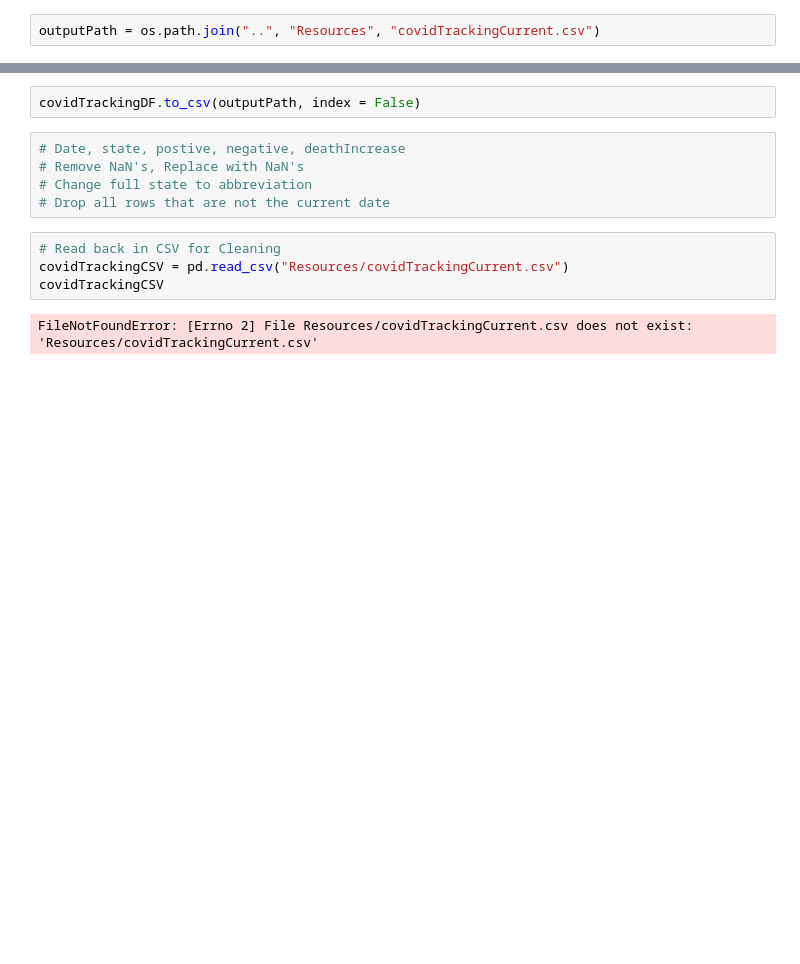
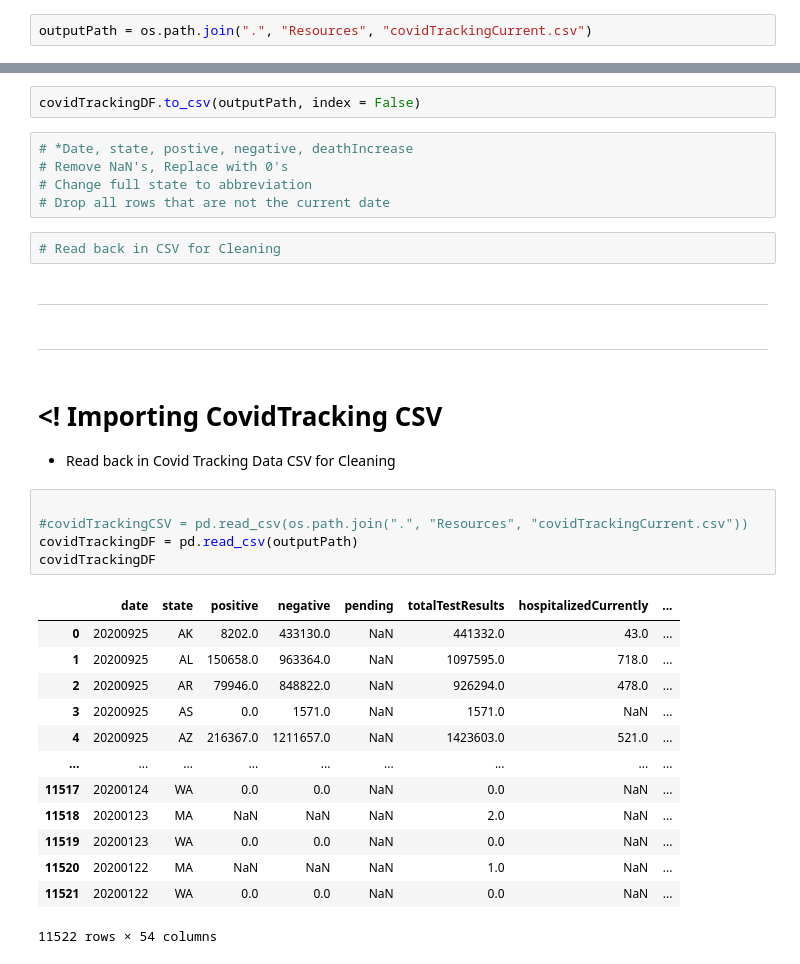
Before and after one commit to Kthomas09/ETL-Project, a Jupyter notebook: ETL-queries.ipynb, the cells around one changed output, grey strips where cells are left out. Saved outputs shown, nothing was run; the diff lists cells and outputs as text; blank space fills up the shorter version.

```diff
--- a/ETL-queries.ipynb
+++ b/ETL-queries.ipynb
@@ -60,2 +260,2 @@ covidTrackingDF
 # %%
-outputPath = os.path.join("..", "Resources", "covidTrackingCurrent.csv")
+outputPath = os.path.join(".", "Resources", "covidTrackingCurrent.csv")
@@ -62,13 +264,35 @@ outputPath = os.path.join("..", "Resources", "covidTrackingCurrent.csv")
 # %%
 covidTrackingDF.to_csv(outputPath, index = False)
 # %%
-# Date, state, postive, negative, deathIncrease
-# Remove NaN's, Replace with NaN's
+# *Date, state, postive, negative, deathIncrease
+# Remove NaN's, Replace with 0's
 # Change full state to abbreviation
 # Drop all rows that are not the current date
 # %%
 # Read back in CSV for Cleaning
-covidTrackingCSV = pd.read_csv("Resources/covidTrackingCurrent.csv")
-covidTrackingCSV
-# %% [output]
-FileNotFoundError: [Errno 2] File Resources/covidTrackingCurrent.csv does not exist: 'Resources/covidTrackingCurrent.csv'
+# %% [markdown]
+--------------------------------------------------------------------------------------------------------------
+# %% [markdown]
+--------------------------------------------------------------------------------------------------------------
+# %% [markdown]
+# <! Importing CovidTracking CSV
+- Read back in Covid Tracking Data CSV for Cleaning
+# %%
+
+#covidTrackingCSV = pd.read_csv(os.path.join(".", "Resources", "covidTrackingCurrent.csv"))
+covidTrackingDF = pd.read_csv(outputPath)
+covidTrackingDF
+# %% [output]
+|  | date | state | positive | negative | pending | totalTestResults | hospitalizedCurrently | ... |
+| 0 | 20200925 | AK | 8202.0 | 433130.0 | NaN | 441332.0 | 43.0 | ... |
+| 1 | 20200925 | AL | 150658.0 | 963364.0 | NaN | 1097595.0 | 718.0 | ... |
+| 2 | 20200925 | AR | 79946.0 | 848822.0 | NaN | 926294.0 | 478.0 | ... |
+| 3 | 20200925 | AS | 0.0 | 1571.0 | NaN | 1571.0 | NaN | ... |
+| 4 | 20200925 | AZ | 216367.0 | 1211657.0 | NaN | 1423603.0 | 521.0 | ... |
+| ... | ... | ... | ... | ... | ... | ... | ... | ... |
+| 11517 | 20200124 | WA | 0.0 | 0.0 | NaN | 0.0 | NaN | ... |
+| 11518 | 20200123 | MA | NaN | NaN | NaN | 2.0 | NaN | ... |
+| 11519 | 20200123 | WA | 0.0 | 0.0 | NaN | 0.0 | NaN | ... |
+| 11520 | 20200122 | MA | NaN | NaN | NaN | 1.0 | NaN | ... |
+| 11521 | 20200122 | WA | 0.0 | 0.0 | NaN | 0.0 | NaN | ... |
+11522 rows × 54 columns
```
Also changed, not shown: parts of 67 cells of this notebook, 1 other file.
